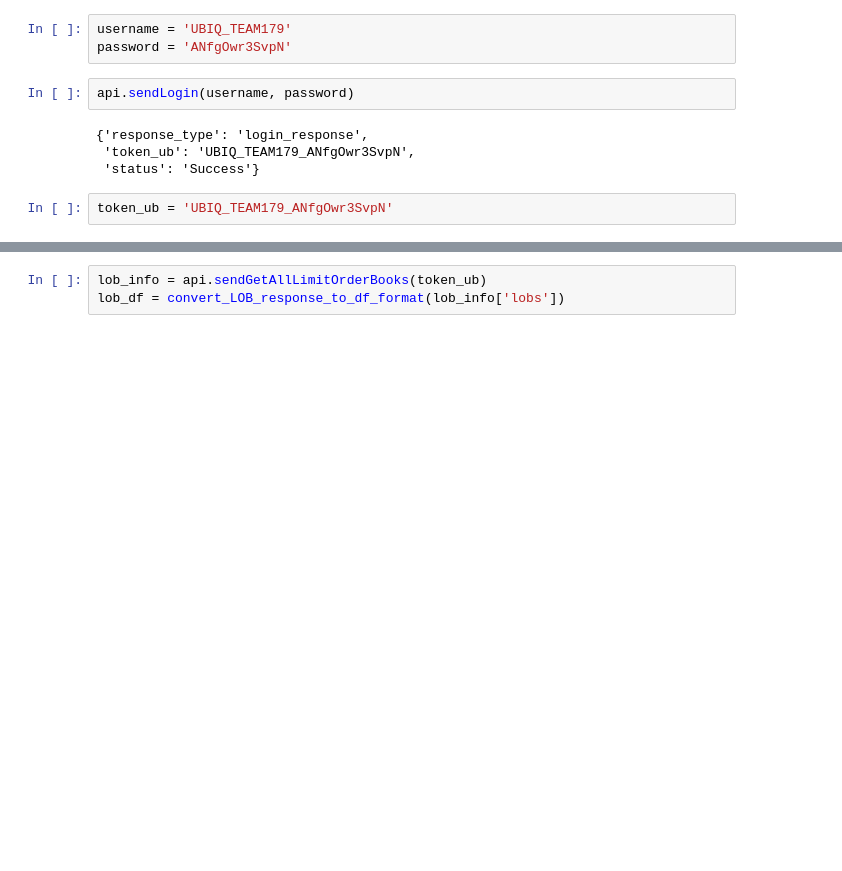
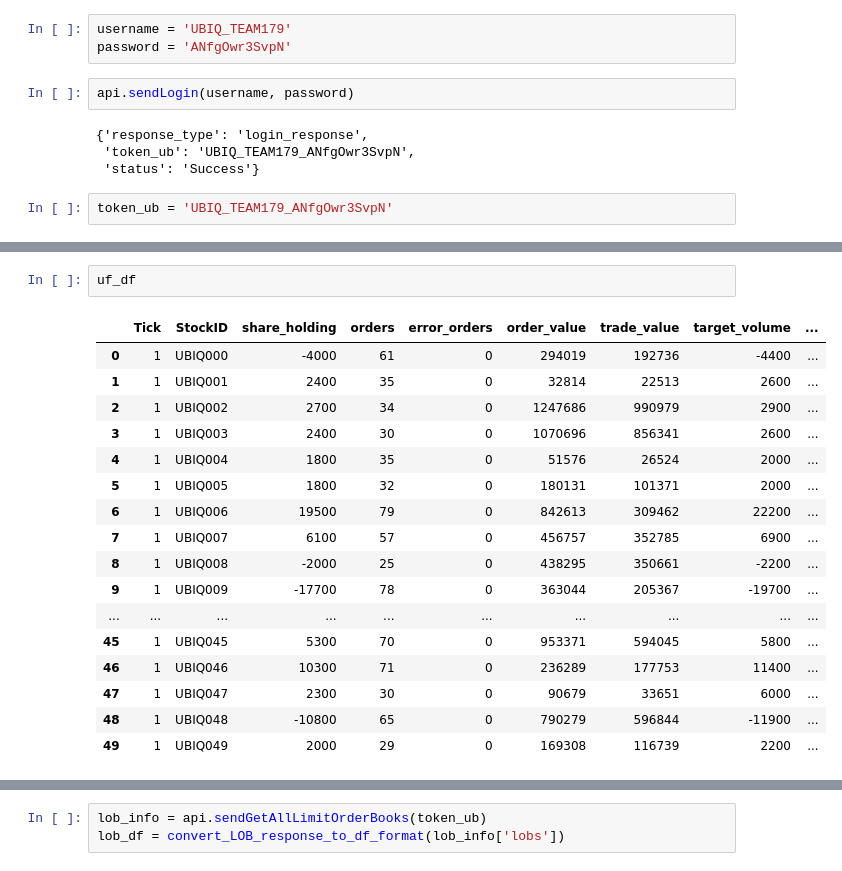
Before and after one commit to XuanofXXX/JiuKun-Quant, a Jupyter notebook: test.ipynb, the cells around one changed output, grey strips where cells are left out. Cells and saved outputs as stored; diff of their text form; blank space fills up the shorter version.

```diff
--- a/test.ipynb
+++ b/test.ipynb
@@ -532,3 +532,23 @@ uf_df = convert_userinfo_response_to_df_format(user_info['rows'], 1)
+# %%
+uf_df
+# %% [output]
+|  | Tick | StockID | share_holding | orders | error_orders | order_value | trade_value | target_volume | ... |
+| 0 | 1 | UBIQ000 | -4000 | 61 | 0 | 294019 | 192736 | -4400 | ... |
+| 1 | 1 | UBIQ001 | 2400 | 35 | 0 | 32814 | 22513 | 2600 | ... |
+| 2 | 1 | UBIQ002 | 2700 | 34 | 0 | 1247686 | 990979 | 2900 | ... |
+| 3 | 1 | UBIQ003 | 2400 | 30 | 0 | 1070696 | 856341 | 2600 | ... |
+| 4 | 1 | UBIQ004 | 1800 | 35 | 0 | 51576 | 26524 | 2000 | ... |
+| 5 | 1 | UBIQ005 | 1800 | 32 | 0 | 180131 | 101371 | 2000 | ... |
+| 6 | 1 | UBIQ006 | 19500 | 79 | 0 | 842613 | 309462 | 22200 | ... |
+| 7 | 1 | UBIQ007 | 6100 | 57 | 0 | 456757 | 352785 | 6900 | ... |
+| 8 | 1 | UBIQ008 | -2000 | 25 | 0 | 438295 | 350661 | -2200 | ... |
+| 9 | 1 | UBIQ009 | -17700 | 78 | 0 | 363044 | 205367 | -19700 | ... |
+| ... | ... | ... | ... | ... | ... | ... | ... | ... | ... |
+| 45 | 1 | UBIQ045 | 5300 | 70 | 0 | 953371 | 594045 | 5800 | ... |
+| 46 | 1 | UBIQ046 | 10300 | 71 | 0 | 236289 | 177753 | 11400 | ... |
+| 47 | 1 | UBIQ047 | 2300 | 30 | 0 | 90679 | 33651 | 6000 | ... |
+| 48 | 1 | UBIQ048 | -10800 | 65 | 0 | 790279 | 596844 | -11900 | ... |
+| 49 | 1 | UBIQ049 | 2000 | 29 | 0 | 169308 | 116739 | 2200 | ... |
 # %%
 uf_df[uf_df['StockID'] == "UBIQ000"].iloc[0]
 # %% [output]
```
Also changed, not shown: parts of 14 cells of this notebook, 3 other files.
